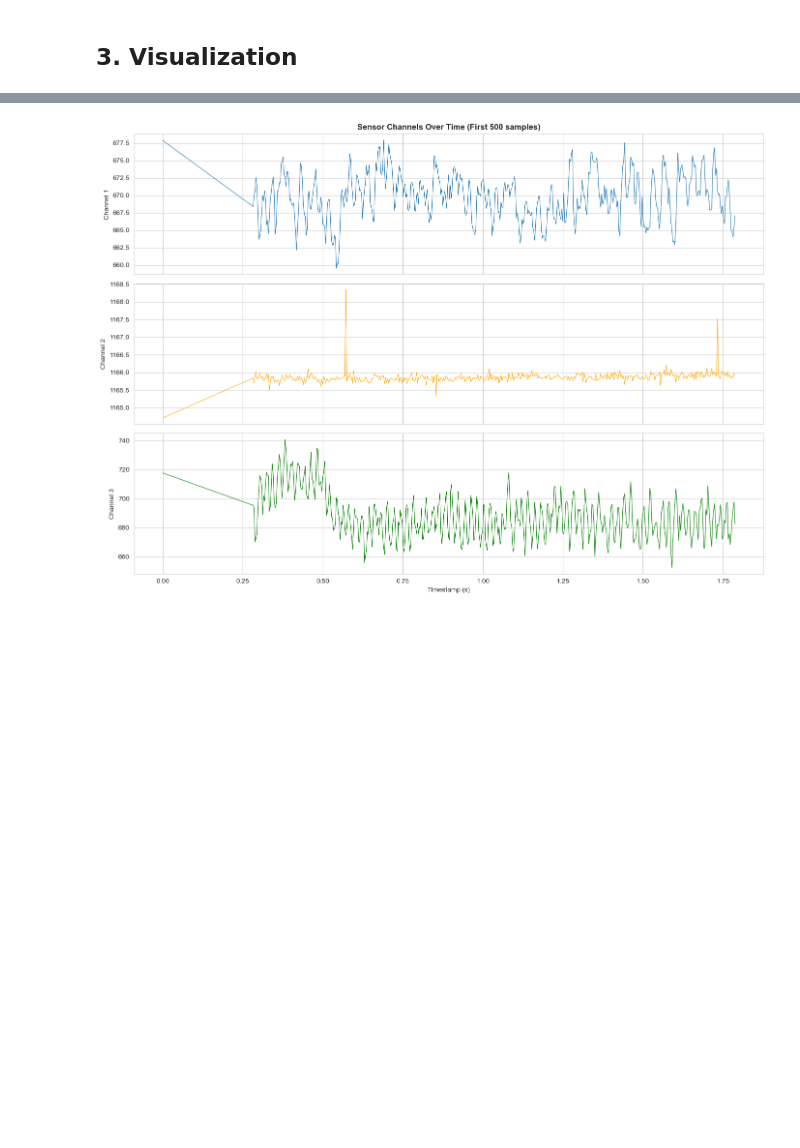
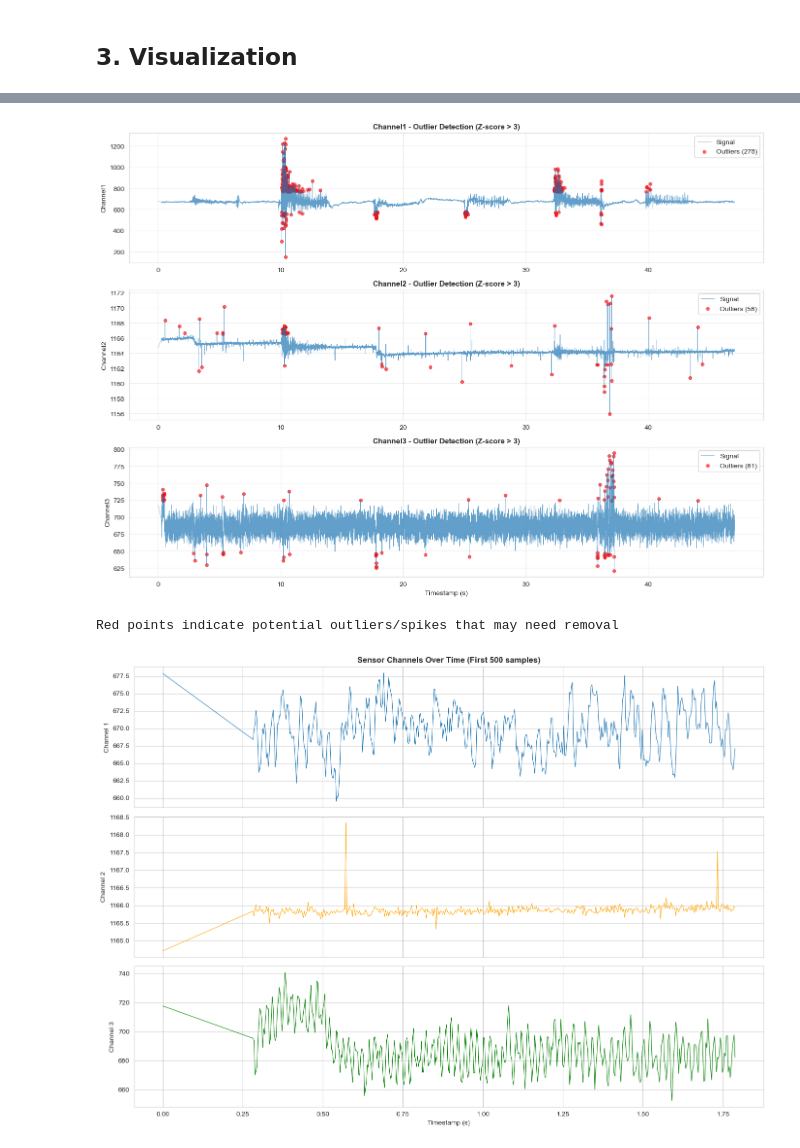
Before and after one commit to badralmahouri/npulse-software, a Jupyter notebook: notebooks/eda.ipynb, the cells around one changed output, grey strips where cells are left out. Drawn from its saved outputs; the diff is of its cells as text; code cells hidden in the pictures; blank space fills up the shorter version.

```diff
--- a/notebooks/eda.ipynb
+++ b/notebooks/eda.ipynb
@@ -121,3 +226,30 @@ Name: count, dtype: int64
+# %%
+# Check for outliers/spikes in the data
+from scipy import stats
+
+fig, axes = plt.subplots(3, 1, figsize=(14, 10))
+
+for idx, channel in enumerate(['Channel1', 'Channel2', 'Channel3']):
+    # Calculate z-scores
+    z_scores = np.abs(stats.zscore(df[channel]))
+    outliers = z_scores > 3  # Points more than 3 standard deviations away
+
+    axes[idx].plot(df['Timestamp'], df[channel], linewidth=0.5, alpha=0.7, label='Signal')
+    axes[idx].scatter(df.loc[outliers, 'Timestamp'], df.loc[outliers, channel],
+                     color='red', s=20, alpha=0.6, label=f'Outliers ({outliers.sum()})')
+    axes[idx].set_ylabel(channel, fontsize=10)
+    axes[idx].set_title(f'{channel} - Outlier Detection (Z-score > 3)', fontsize=11, fontweight='bold')
+    axes[idx].legend()
+    axes[idx].grid(alpha=0.3)
+
+axes[2].set_xlabel('Timestamp (s)', fontsize=10)
+plt.tight_layout()
+plt.show()
+
+print("Red points indicate potential outliers/spikes that may need removal")
+# %% [output]
+[figure, added]
+Red points indicate potential outliers/spikes that may need removal
 # %%
 fig, axes = plt.subplots(3, 1, figsize=(14, 10), sharex=True)
 sample_data = df.head(500)  # Plot first 500 samples for clarity
```
Also changed, not shown: parts of 6 cells of this notebook, 19 other files.
